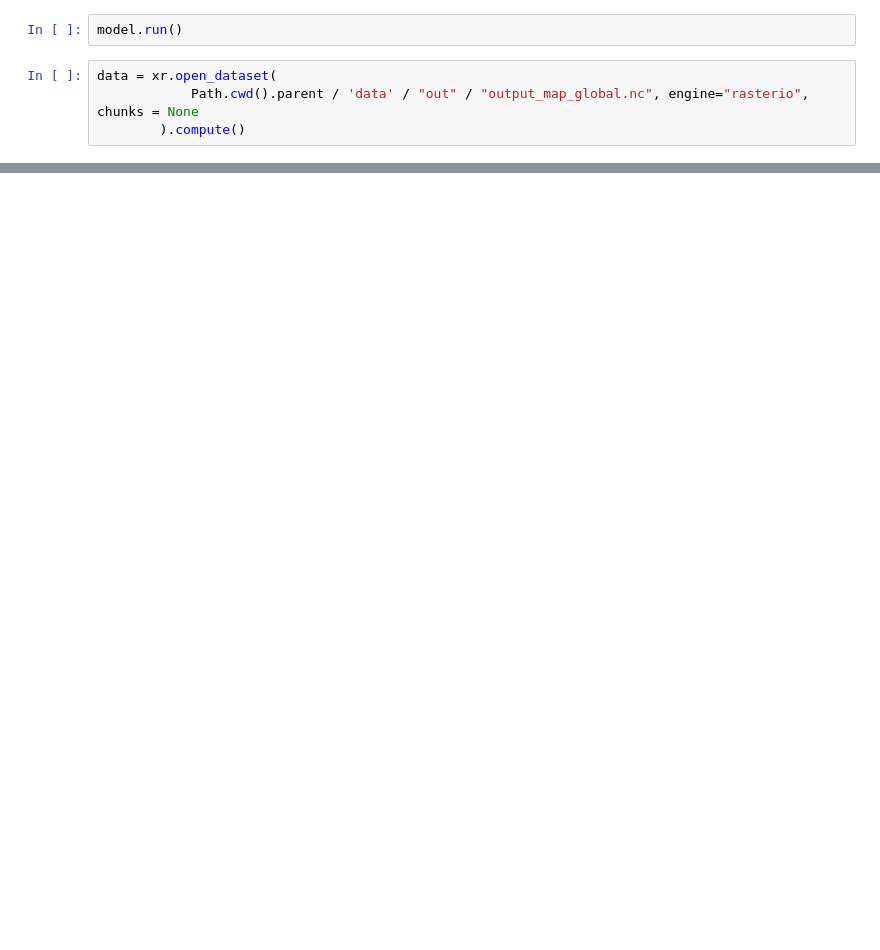
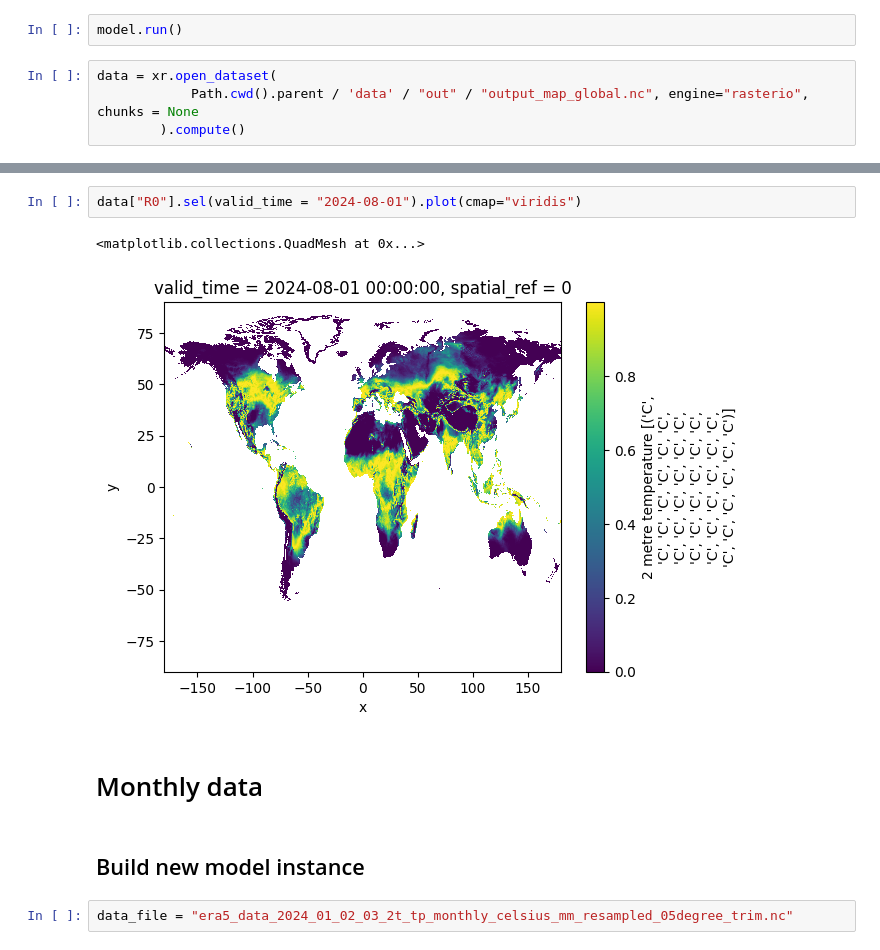
Before and after one commit to ssciwr/onehealth-model-backend, a Jupyter notebook: notebooks/model_python.ipynb, the cells around one changed output, grey strips where cells are left out. Cells and saved outputs as stored; diff of their text form; blank space fills up the shorter version.

```diff
--- a/notebooks/model_python.ipynb
+++ b/notebooks/model_python.ipynb
@@ -71,0 +202,11 @@ data["R0"].mean(dim="valid_time").plot(cmap="viridis")
+# %%
+data["R0"].sel(valid_time = "2024-08-01").plot(cmap="viridis")
+# %% [output]
+<matplotlib.collections.QuadMesh at 0x...>
+[figure, added]
+# %% [markdown]
+# Monthly data
+# %% [markdown]
+## Build new model instance
+# %%
+data_file = "era5_data_2024_01_02_03_2t_tp_monthly_celsius_mm_resampled_05degree_trim.nc"
```
Also changed, not shown: parts of 28 cells of this notebook, 1 other file.
